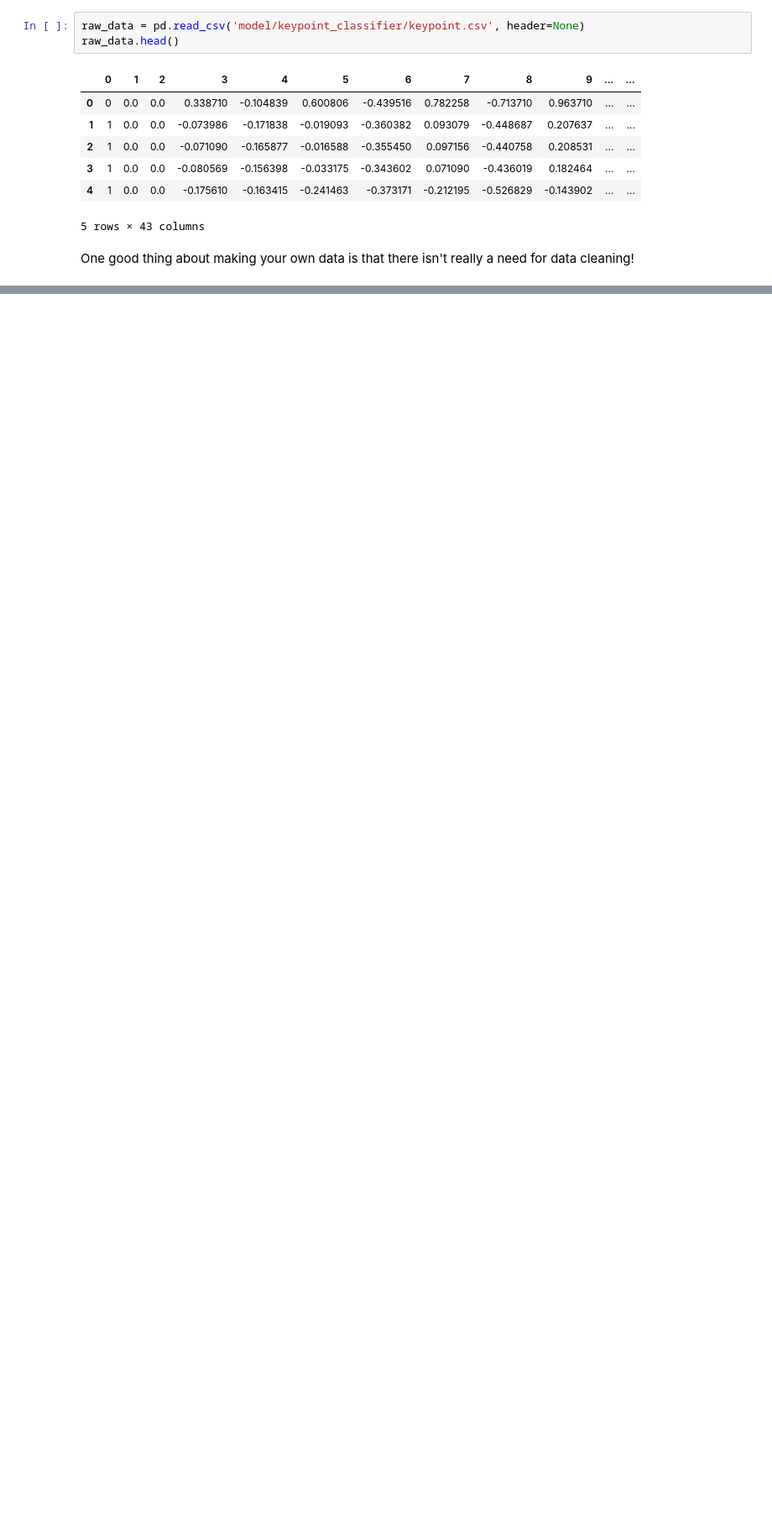
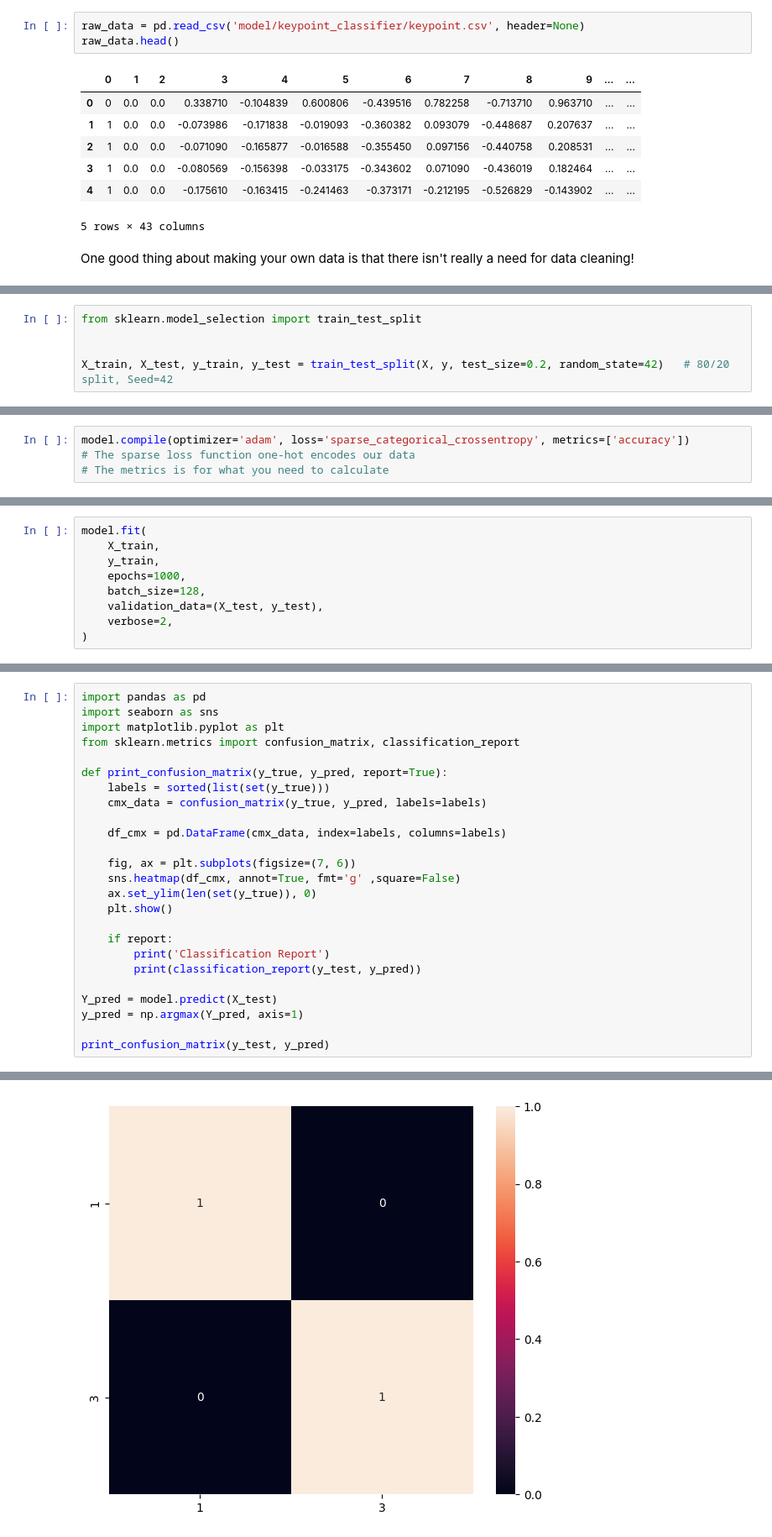
Before and after one commit to Essam-Khawaja/SilentSpeaker, a Jupyter notebook: backend/Essam-ML/hand-gesture-recognition-mediapipe-main/NN-Classifier.ipynb, the cells around one changed output, grey strips where cells are left out. Shown at 84% size. Drawn from its saved outputs; the diff is of its cells as text; blank space fills up the shorter version.

```diff
--- a/backend/Essam-ML/hand-gesture-recognition-mediapipe-main/NN-Classifier.ipynb
+++ b/backend/Essam-ML/hand-gesture-recognition-mediapipe-main/NN-Classifier.ipynb
@@ -17,0 +23,5 @@ One good thing about making your own data is that there isn't really a need for
+# %%
+from sklearn.model_selection import train_test_split
+
+
+X_train, X_test, y_train, y_test = train_test_split(X, y, test_size=0.2, random_state=42)   # 80/20 split, Seed=42
@@ -17,0 +44,4 @@ One good thing about making your own data is that there isn't really a need for
+# %%
+model.compile(optimizer='adam', loss='sparse_categorical_crossentropy', metrics=['accuracy'])
+# The sparse loss function one-hot encodes our data
+# The metrics is for what you need to calculate
@@ -17,0 +51,9 @@ One good thing about making your own data is that there isn't really a need for
+# %%
+model.fit(
+    X_train,
+    y_train,
+    epochs=1000,
+    batch_size=128,
+    validation_data=(X_test, y_test),
+    verbose=2,
+)
@@ -17,0 +86,26 @@ One good thing about making your own data is that there isn't really a need for
+# %%
+import pandas as pd
+import seaborn as sns
+import matplotlib.pyplot as plt
+from sklearn.metrics import confusion_matrix, classification_report
+
+def print_confusion_matrix(y_true, y_pred, report=True):
+    labels = sorted(list(set(y_true)))
+    cmx_data = confusion_matrix(y_true, y_pred, labels=labels)
+
+    df_cmx = pd.DataFrame(cmx_data, index=labels, columns=labels)
+
+    fig, ax = plt.subplots(figsize=(7, 6))
+    sns.heatmap(df_cmx, annot=True, fmt='g' ,square=False)
+    ax.set_ylim(len(set(y_true)), 0)
+    plt.show()
+
+    if report:
+        print('Classification Report')
+        print(classification_report(y_test, y_pred))
+
+Y_pred = model.predict(X_test)
+y_pred = np.argmax(Y_pred, axis=1)
+
+print_confusion_matrix(y_test, y_pred)
+# %% [output]
@@ -17,0 +113 @@ One good thing about making your own data is that there isn't really a need for
+[figure, added]
```
Also changed, not shown: parts of 9 cells of this notebook, 5 other files.
